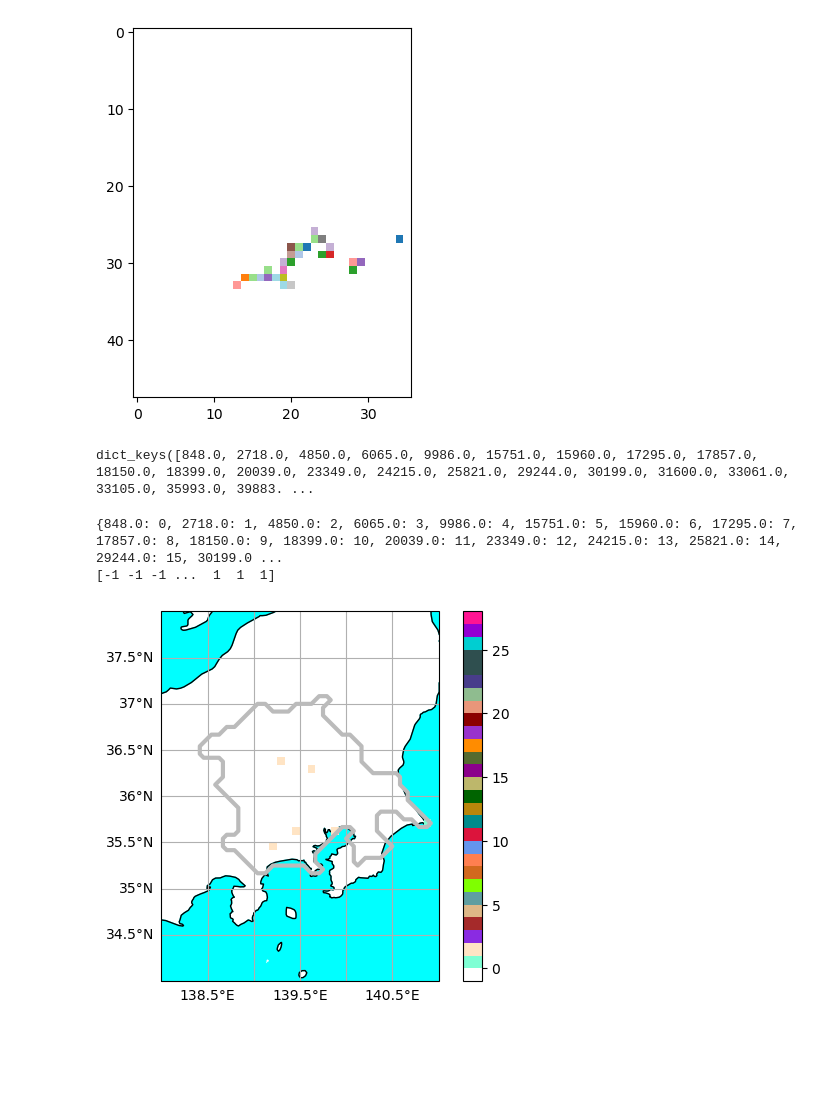
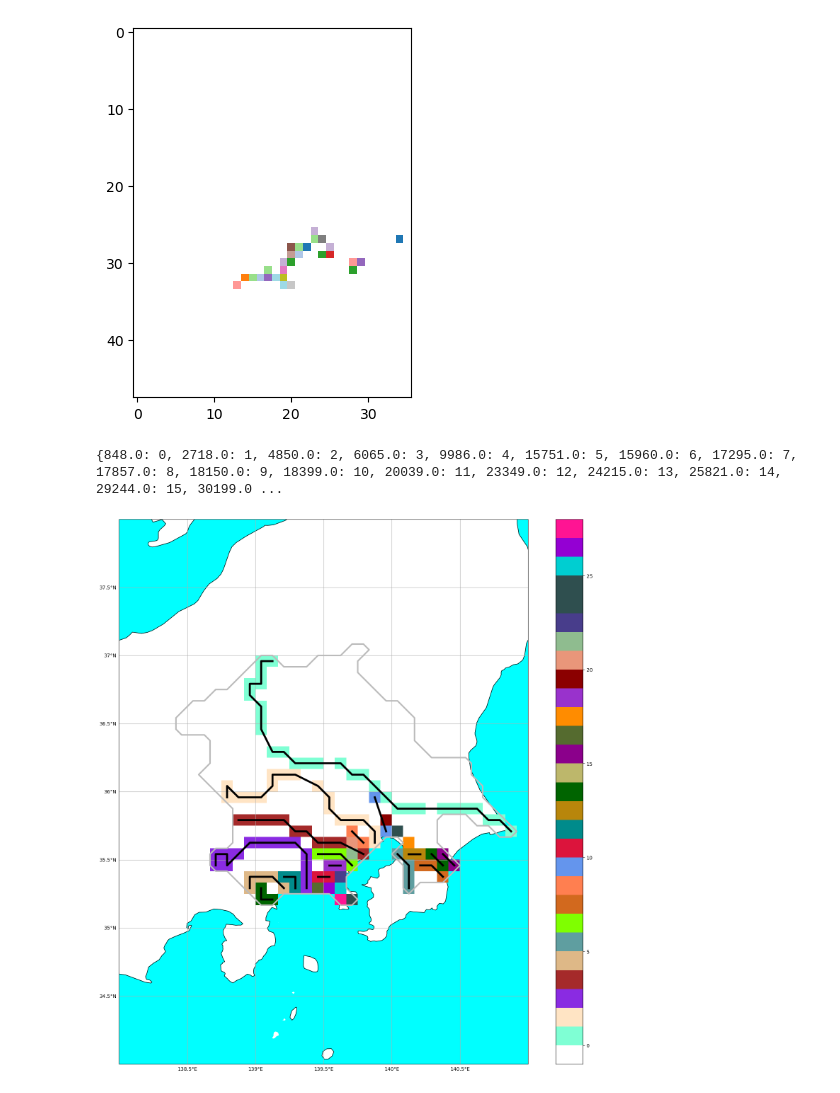
Before and after one commit to HalKiyo/xeno_jupyter_test, a Jupyter notebook: tokyomodel/rivnxl_check.ipynb, the cells around one changed output. Cells and saved outputs as stored; diff of their text form; code cells hidden in the pictures; blank space fills up the shorter version.

```diff
--- a/tokyomodel/rivnxl_check.ipynb
+++ b/tokyomodel/rivnxl_check.ipynb
@@ -18,6 +13,6 @@ def l_coordinate_to_tuple(lcoordinate, a=48, b=36):
 # %%
 root_dir = '/home/kajiyama/H08/H08_20230612'
-rivnxl_path = f"{root_dir}/map/out/riv_nxl_/rivnxl.CAMA.tk5"
+rivnxl_path = f"{root_dir}/map/out/riv_nxl_/tmp.CAMA.tk5"
 rivnum_path = f"{root_dir}/map/out/riv_num_/rivnum.CAMA.tk5"
 rivara_path = f"{root_dir}/map/out/riv_ara_/rivara.CAMA.tk5"
 lndmsk_path = f"{root_dir}/map/dat/lnd_msk_/lndmsk.CAMA.tk5"
@@ -59,30 +54,33 @@ plt.imshow(rivmou_array, cmap='tab20')
 <matplotlib.image.AxesImage at 0x...>
 [figure]
 # %%
-#lat_start = # latitude min
-#lon_start # longitude min
+def l_coordinate_to_tuple(lcoordinate, a=48, b=36):
+    lat_l = ((lcoordinate - 1) // b)
+    lon_l = (lcoordinate) % b - 1
+    return (lat_l, lon_l)
+
+# l coordinate >>> xy coordinate
 vfunc = np.vectorize(l_coordinate_to_tuple, otypes=[tuple])
 result = np.empty(g_rivnxl.shape, dtype=tuple)
 mask = ~np.isnan(g_rivnxl)
 result[mask] = vfunc(g_rivnxl[mask])
-result_shape = (result.shape[0], result.shape[1], 2)
 
+# make result_array (48, 36, 2) with xy mesh data
 result_list = []
 for row in result:
     for x, y in row:
         result_list.append((x, y))
-        #modified_x = width_grid - (x - lat_start)
-        #modified_y = y - lon_start
-        #result_list.append((modified_x, modified_y))
-
+result_shape = (result.shape[0], result.shape[1], 2)
 result_array = np.array(result_list).reshape(result_shape)
 result_array = result_array.astype(int)
 
+# prepare empty variables
 result_dict = {}
 unique_ids = np.unique(rivmou_array.compressed())
 riv_path_array = np.ma.masked_all(rivmou_array.shape, dtype='float32')
 visited_coords = set()
 
+# basin number loop
 for uid in unique_ids:
     coords_a = np.argwhere(rivmou_array == uid)
     riv_path_array[coords_a[0][0], coords_a[0][1]] = uid
@@ -107,10 +105,6 @@ for uid in unique_ids:
             target_coord = best_coord
             path_coords.append(target_coord)
         result_dict[uid] = path_coords
-# %%
-print(result_dict.keys())
-# %% [output]
-dict_keys([848.0, 2718.0, 4850.0, 6065.0, 9986.0, 15751.0, 15960.0, 17295.0, 17857.0, 18150.0, 18399.0, 20039.0, 23349.0, 24215.0, 25821.0, 29244.0, 30199.0, 31600.0, 33061.0, 33105.0, 35993.0, 39883. ...
 # %%
 def get_unique_non_masked_values(values):
     result = []
@@ -165,45 +159,50 @@ def make_cmap(Rivnum_masked_array):
 def get_index(val, index_dict):
     return index_dict.get(val, -1)  # nan or unexpected values are mapped to -1
 # %%
-def path_zorder(data, g_mask_cropped, Rivnum_masked_array):
+def path_zorder(data, g_mask_cropped, Rivnum_masked_array, result_dict):
     data = np.where(data<1e20, data, -1)
+
     num_colors, index_dict, cmap = make_cmap(Rivnum_masked_array)
     print(index_dict)
 
     indexed_data = np.vectorize(get_index)(data, index_dict)
 
-    lst = []
-    for i in range(48):
-        for j in range(36):
-            tmp = indexed_data[i, j]
-            if tmp > 1:
-                indexed_data[i, j] = -1
-            else:
-                lst.append(tmp)
-    print(np.sort(lst))
-
-    fig = plt.figure()
+    fig = plt.figure(figsize=(20, 20))
     projection = ccrs.PlateCarree()
     lonmin_tk5, lonmax_tk5, latmin_tk5, latmax_tk5 = 138, 141, 34, 38
     extent = (lonmin_tk5, lonmax_tk5, latmin_tk5, latmax_tk5)
     ax = plt.subplot(projection=projection)
     ax.coastlines()
     ax.set_extent(extent, projection)
     light_gray = '#BBBBBB'
 
     contour = ax.contour(g_mask_cropped, levels=[0.5], colors=light_gray, linewidths=3, origin='upper', extent=extent, transform=projection, zorder=10)
 
     gl = ax.gridlines(draw_labels=True)
     gl.top_labels = False
     gl.right_labels = False
     ax.add_feature(cfea.OCEAN, color='#00FFFF')
     ax.add_feature(cfea.LAKES, color='#00FFFF')
 
     img = ax.imshow(indexed_data, extent=extent, transform=projection, cmap=cmap, vmin=-1, vmax=num_colors, zorder=2)
+
+    one = 138
+    two = 141
+    three = 34
+    four = 38
+
+    if result_dict is not None:
+        for key, path in result_dict.items():
+            lat_coords, lon_coords = zip(*path)
+
+            # xy coordinate >>> lonlat coordinate
+            lat_coords = [(four - lat/12 - 1/24) for lat in lat_coords]
+            lon_coords = [(one + lon/12 + 1/24) for lon in lon_coords]
+            ax.plot(lon_coords, lat_coords, marker='o', markersize=0.01, color='black', linestyle='-', linewidth=4, transform=projection, zorder=5)
+
     fig.colorbar(img, ax=ax)
 
-path_zorder(riv_path_array, g_mask_cropped, g_rivnum)
+path_zorder(riv_path_array, g_mask_cropped, g_rivnum, result_dict)
 # %% [output]
 {848.0: 0, 2718.0: 1, 4850.0: 2, 6065.0: 3, 9986.0: 4, 15751.0: 5, 15960.0: 6, 17295.0: 7, 17857.0: 8, 18150.0: 9, 18399.0: 10, 20039.0: 11, 23349.0: 12, 24215.0: 13, 25821.0: 14, 29244.0: 15, 30199.0 ...
-[-1 -1 -1 ...  1  1  1]
-[figure, old version]
+[figure, new version]
```
Also changed, not shown: parts of 2 cells of this notebook.
